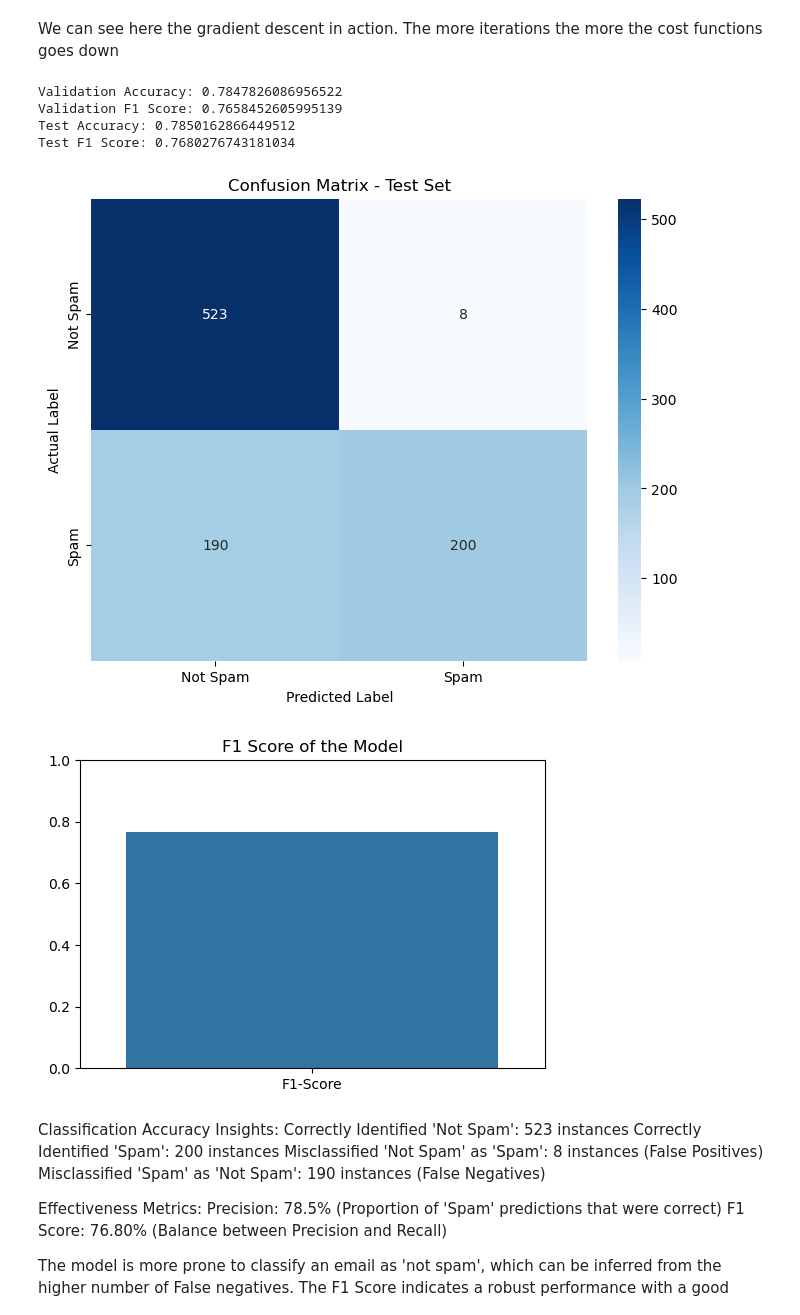
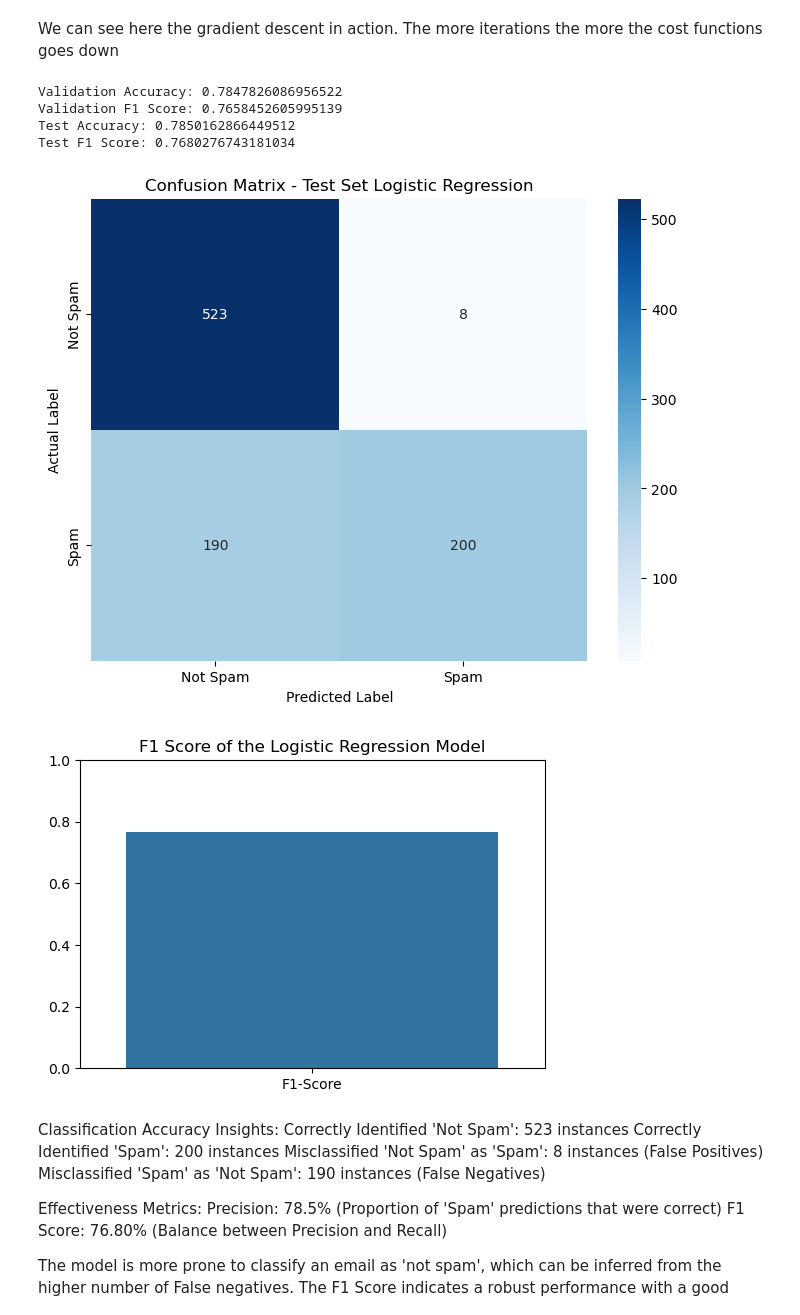
Before and after one commit to ChrysovalantisPsilos/MachineLearning, a Jupyter notebook: script.ipynb, the cells around one changed output. Cells and saved outputs as stored; diff of their text form; code cells hidden in the pictures.

```diff
--- a/script.ipynb
+++ b/script.ipynb
@@ -464,37 +465,37 @@ print("Validation F1 Score:", val_f1)
 
 # Test the model
 y_test_pred = predict(X_test, w, b)
 test_accuracy = accuracy_score(y_test, y_test_pred)
 test_f1 = f1_score(y_test, y_test_pred, average='weighted')
 print("Test Accuracy:", test_accuracy)
 print("Test F1 Score:", test_f1)
 
 # Plot confusion matrix for test set
 conf_matrix = confusion_matrix(y_test, y_test_pred)
 plt.figure(figsize=(8, 6))
 sns.heatmap(conf_matrix, annot=True, fmt='d', cmap='Blues', xticklabels=['Not Spam', 'Spam'], yticklabels=['Not Spam', 'Spam'])
-plt.title('Confusion Matrix - Test Set')
+plt.title('Confusion Matrix - Test Set Logistic Regression')
 plt.ylabel('Actual Label')
 plt.xlabel('Predicted Label')
 plt.show()
 
 #f1 score
 # Plot F1-score
 plt.figure(figsize=(6, 4))
 sns.barplot(x=['F1-Score'], y=[test_f1])
-plt.title('F1 Score of the Model')
+plt.title('F1 Score of the Logistic Regression Model')
 plt.ylim(0, 1)
 plt.show()
 
 #p = predict(X_train, w,b)
 #print('Train Accuracy: %f'%(np.mean(p == y_train) * 100))
 # %% [output]
 Validation Accuracy: 0.7847826086956522
 Validation F1 Score: 0.7658452605995139
 Test Accuracy: 0.7850162866449512
 Test F1 Score: 0.7680276743181034
-[figure, old version]
+[figure, new version]
-[figure, old version]
+[figure, new version]
 # %%
 # Get predictions for the test set
 #probabilities = sigmoid(np.dot(X_test, w) + b)
```
Also changed, not shown: parts of 6 cells of this notebook.
